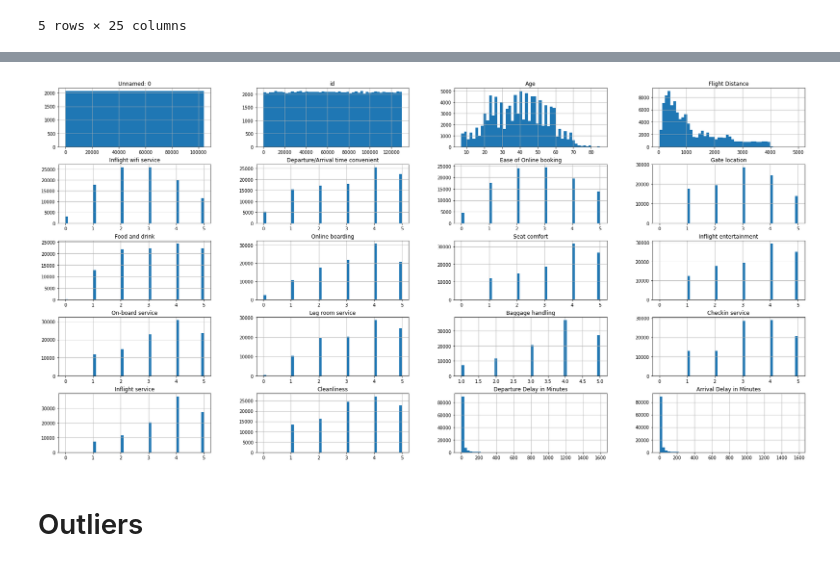
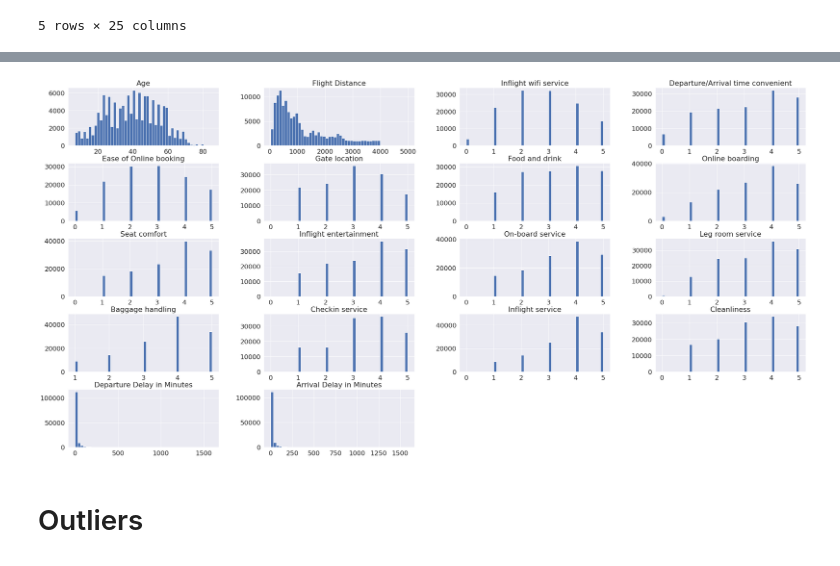
Before and after one commit to qnhhoa/DSS, a Jupyter notebook: Passenger_Satisfaction.ipynb, the cells around one changed output, grey strips where cells are left out. Drawn from its saved outputs; the diff is of its cells as text; code cells hidden in the pictures.

```diff
--- a/Passenger_Satisfaction.ipynb
+++ b/Passenger_Satisfaction.ipynb
@@ -34,9 +45,14 @@ fetch_data(DOWNLOAD_URL, DATASET_PATH)
 # %%
 # load dataset
 df = pd.read_csv(DATASET_PATH)
+# %%
+# load testset
+test_set = pd.read_csv(TESTSET_PATH)
+# %%
+df1 = pd.concat([df, test_set])
 # %%
 # copy data ra một biến khác để đảm bảo an toàn cho dữ liệu
-df_cp = df.copy()
+df_cp = df1.copy()
 # %% [markdown]
 # **EDA - Exploratory Data Analysis**
 # %% [markdown]
@@ -87 +103,3 @@ df_cp.describe()
 | max | 103903.000000 | 129880.000000 | 85.000000 | 4983.000000 | 5.000000 | 5.000000 | ... |
+# %%
+df_cp.drop(columns=['Unnamed: 0','id'],axis=1, inplace=True)
@@ -88,9 +146,9 @@ df_cp.describe()
 # %%
 # check phân bố dữ liệu
-df_cp.hist(bins=50,figsize=(30, 15))
+df_cp.hist(bins=50,figsize=(40, 20))
 plt.show()
 # %% [output]
-[figure, old version]
+[figure, new version]
 # %% [markdown]
 # Outliers
 # %%
```
Also changed, not shown: parts of 34 cells of this notebook.
